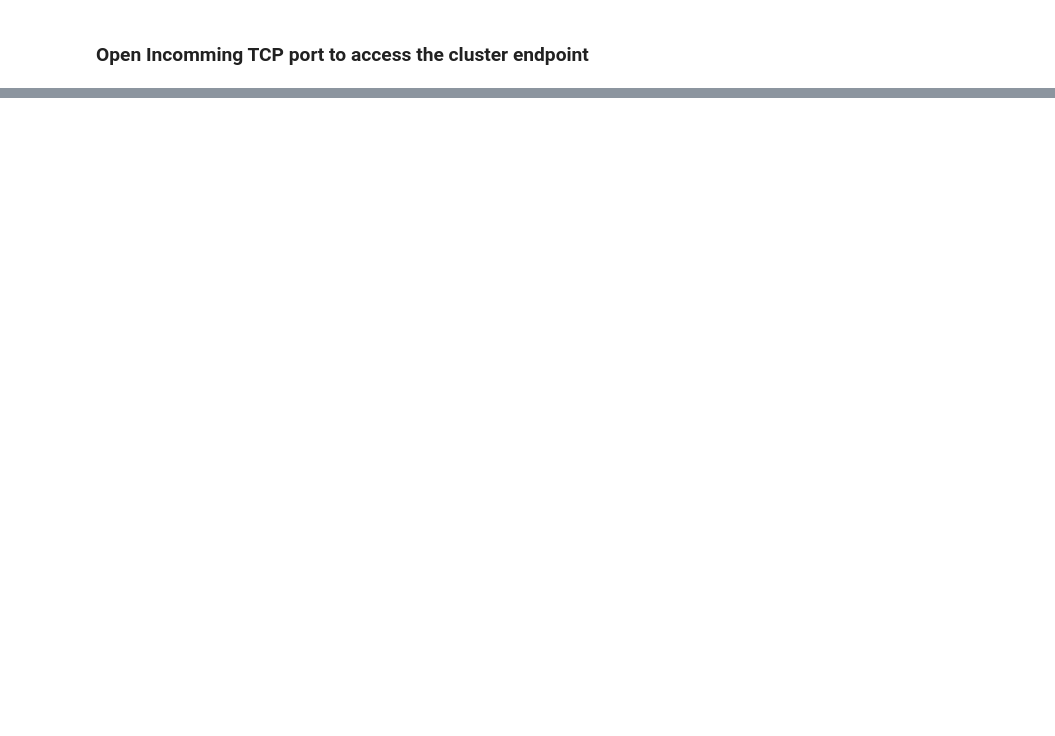
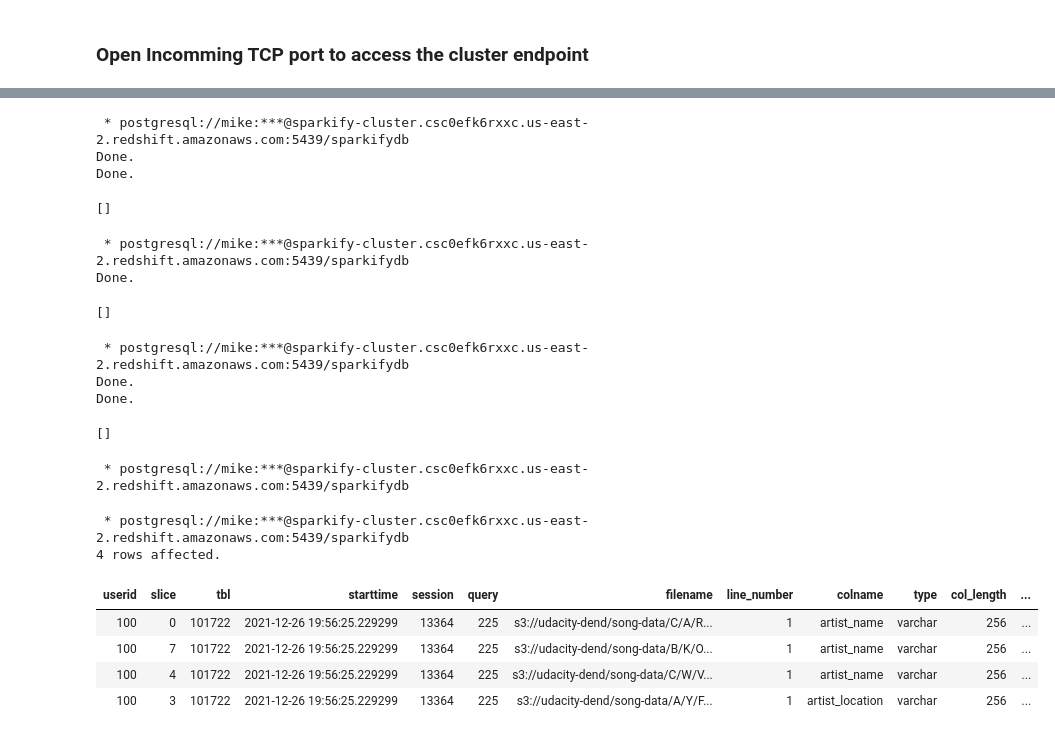
Before and after one commit to mathias-mike/Project-Sparkify, a Jupyter notebook: configuration.ipynb, the cells around one changed output, grey strips where cells are left out. Saved outputs shown, nothing was run; the diff lists cells and outputs as text; code cells hidden in the pictures; blank space fills up the shorter version.

Commit message:
feat: Stagging to Redshift from S3 complete

```diff
--- a/configuration.ipynb
+++ b/configuration.ipynb
@@ -151,0 +165,79 @@ except Exception as e:
+# %%
+%%sql
+DROP TABLE IF EXISTS "staging_events";
+CREATE TABLE IF NOT EXISTS "staging_events" (
+    "artist" VARCHAR,
+    "auth" VARCHAR,
+    "firstName" VARCHAR,
+    "gender" VARCHAR,
+    "itemInSession" SMALLINT,
+    "lastName" VARCHAR,
+    "length" REAL,
+    "level" VARCHAR,
+    "location" VARCHAR,
+    "method" VARCHAR,
+    "page" VARCHAR,
+    "registration" DOUBLE PRECISION,
+    "sessionId" SMALLINT,
+    "song" VARCHAR,
+    "status" SMALLINT,
+    "ts" BIGINT,
+    "userAgent" VARCHAR,
+    "userId" SMALLINT
+);
+# %% [output]
+ * postgresql://mike:***@sparkify-cluster.csc0efk6rxxc.us-east-2.redshift.amazonaws.com:5439/sparkifydb
+Done.
+Done.
+[]
+# %%
+%%sql
+COPY "staging_events" FROM 's3://udacity-dend/log-data'
+CREDENTIALS 'aws_iam_role=arn:aws:iam::451737047229:role/redshift_s3_readonly'
+COMPUPDATE OFF REGION 'us-west-2'
+JSON 's3://udacity-dend/log_json_path.json';
+# %% [output]
+ * postgresql://mike:***@sparkify-cluster.csc0efk6rxxc.us-east-2.redshift.amazonaws.com:5439/sparkifydb
+Done.
+[]
+# %%
+%%sql
+DROP TABLE IF EXISTS "staging_songs";
+CREATE TABLE IF NOT EXISTS "staging_songs" (
+    "artist_id" VARCHAR,
+    "artist_latitude" DECIMAL(18,12),
+    "artist_location" VARCHAR,
+    "artist_longitude" DECIMAL(18,12),
+    "artist_name" VARCHAR(MAX),
+    "duration" DOUBLE PRECISION,
+    "num_songs" SMALLINT,
+    "song_id" VARCHAR,
+    "title" VARCHAR,
+    "year" SMALLINT
+);
+# %% [output]
+ * postgresql://mike:***@sparkify-cluster.csc0efk6rxxc.us-east-2.redshift.amazonaws.com:5439/sparkifydb
+Done.
+Done.
+[]
+# %%
+%%sql
+COPY "staging_songs" FROM 's3://udacity-dend/song-data'
+CREDENTIALS 'aws_iam_role=arn:aws:iam::451737047229:role/redshift_s3_readonly'
+COMPUPDATE OFF REGION 'us-west-2'
+JSON 'auto ignorecase';
+# %% [output]
+ * postgresql://mike:***@sparkify-cluster.csc0efk6rxxc.us-east-2.redshift.amazonaws.com:5439/sparkifydb
+# %%
+%%sql
+SELECT *
+FROM "stl_load_errors"
+ORDER BY "starttime" DESC;
+# %% [output]
+ * postgresql://mike:***@sparkify-cluster.csc0efk6rxxc.us-east-2.redshift.amazonaws.com:5439/sparkifydb
+4 rows affected.
+| userid | slice | tbl | starttime | session | query | filename | line_number | colname | type | col_length | ... |
+| 100 | 0 | 101722 | 2021-12-26 19:56:25.229299 | 13364 | 225 | s3://udacity-dend/song-data/C/A/R... | 1 | artist_name | varchar | 256 | ... |
+| 100 | 7 | 101722 | 2021-12-26 19:56:25.229299 | 13364 | 225 | s3://udacity-dend/song-data/B/K/O... | 1 | artist_name | varchar | 256 | ... |
+| 100 | 4 | 101722 | 2021-12-26 19:56:25.229299 | 13364 | 225 | s3://udacity-dend/song-data/C/W/V... | 1 | artist_name | varchar | 256 | ... |
+| 100 | 3 | 101722 | 2021-12-26 19:56:25.229299 | 13364 | 225 | s3://udacity-dend/song-data/A/Y/F... | 1 | artist_location | varchar | 256 | ... |
```
Also changed, not shown: parts of 13 cells of this notebook, 5 other files.
